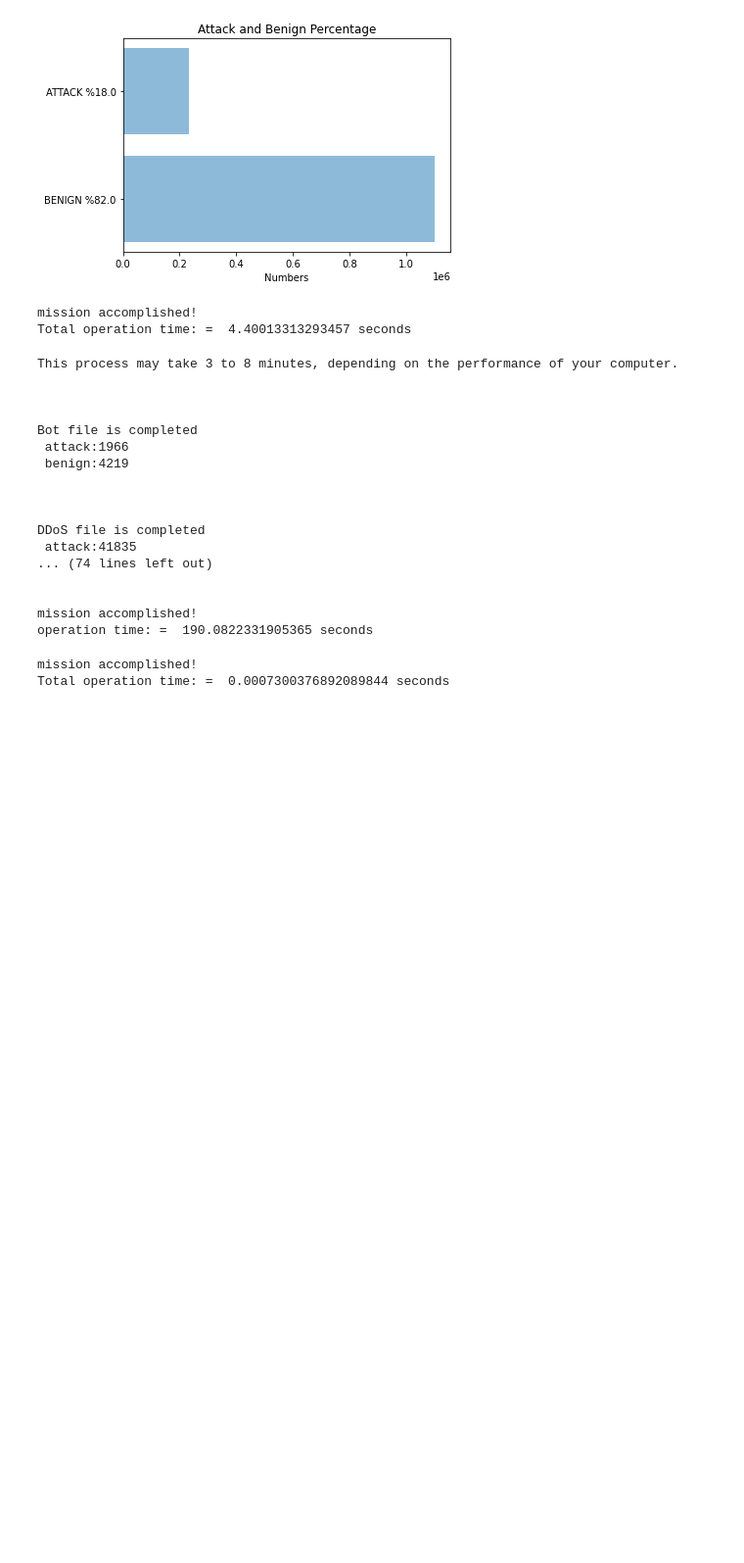
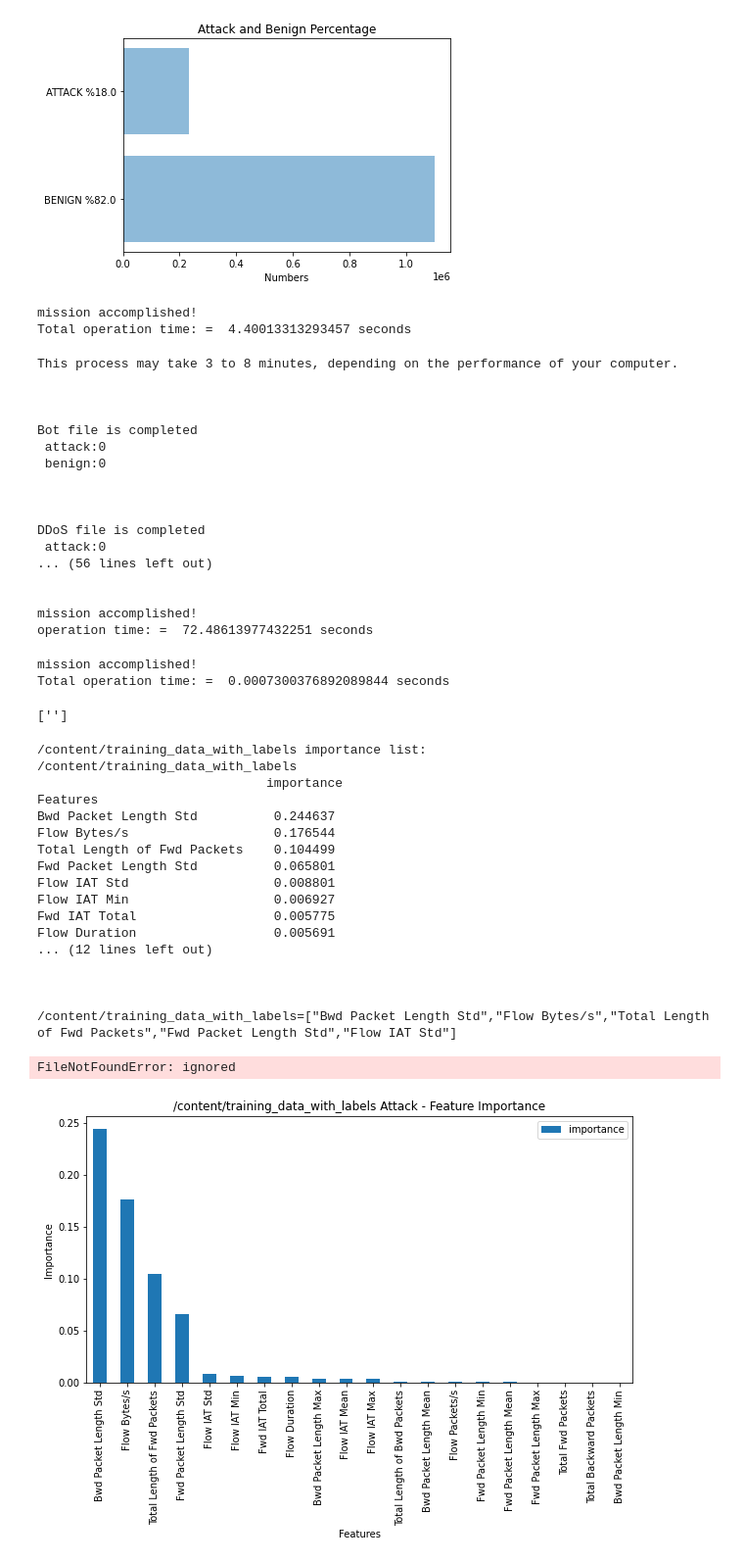
Before and after one commit to omermehboob/NIDS-using-machine-learning-and-deep-learning, a Jupyter notebook: Anomaly_Detection_in_network_using_machine_learning_algorithms.ipynb, the cells around one changed output. Shown: that part at 98% size. Saved outputs shown, nothing was run; the diff lists cells and outputs as text; code cells hidden in the pictures; blank space fills up the shorter version.

```diff
--- a/Anomaly_Detection_in_network_using_machine_learning_algorithms.ipynb
+++ b/Anomaly_Detection_in_network_using_machine_learning_algorithms.ipynb
@@ -391,7 +391,7 @@ main_labels=["Flow ID","Source IP","Source Port","Destination IP","Destination P
    "min_seg_size_forward","Active Mean","Active Std","Active Max","Active Min","Idle Mean","Idle Std","Idle Max","Idle Min","Label","External IP"]
 main_labels=( ",".join( i for i in main_labels ) )
 
-attacks=["BENIGN", "Bot", "DDoS", "DoS GoldenEye", "DoS Hulk", "DoS Slowhttptest", "DoS slowloris", "FTP-Patator", "Heartbleed", "Infiltration", "PortScan", "SSH-Patator", "Web Attack – Brute Force", "Web Attack – Sql Injection", "Web Attack – XSS"]
+attacks=["BENIGN", "Bot", "DDoS", "DoS GoldenEye", "DoS Hulk", "DoS Slowhttptest", "DoS slowloris", "FTP-Patator", "Heartbleed", "Infiltration", "PortScan", "SSH-Patator"]
 folder("./attacks/")
 
 benign=1102087
@@ -407,10 +407,10 @@ dict_attack={
 "Heartbleed":8,
 "Infiltration":16,
 "PortScan":79276,
-"SSH-Patator":3023,
-"Web Attack - Brute Force":1507,
-"Web Attack - XSS":652,
-"Web Attack - Sql Injection":21}
+"SSH-Patator":3023}
+# "Web Attack - Brute Force":1507,
+# "Web Attack - XSS":652,
+# "Web Attack - Sql Injection":21}
 
 
 
@@ -441,17 +441,17 @@ for i in dict_attack: # in this section, a file is opened for each attack type a
     print(i ,"file is completed\n attack:%d\n benign:%d\n\n\n " %(a,b))
 
 
-##All web attack files are merged into a single file.
-webs=["Web Attack - Brute Force","Web Attack - XSS","Web Attack - Sql Injection"]
-flag=True
-for i in webs:
-    df=pd.read_csv(".\\attacks\\"+str(i)+".csv")
-    if flag:
-        df.to_csv('.\\attacks\\Web Attack.csv' ,index = False)
-        flag=False
-    else:
-        df.to_csv('.\\attacks\\Web Attack.csv' ,index = False,header=False,mode="a")
-    os.remove(".\\attacks\\"+str(i)+".csv")
+# ##All web attack files are merged into a single file.
+# webs=["Web Attack - Brute Force","Web Attack - XSS","Web Attack - Sql Injection"]
+# flag=True
+# for i in webs:
+#     df=pd.read_csv(".\\attacks\\"+str(i)+".csv")
+#     if flag:
+#         df.to_csv('.\\attacks\\Web Attack.csv' ,index = False)
+#         flag=False
+#     else:
+#         df.to_csv('.\\attacks\\Web Attack.csv' ,index = False,header=False,mode="a")
+#     os.remove(".\\attacks\\"+str(i)+".csv")
 
 
 print("mission accomplished!")
@@ -462,18 +462,18 @@ This process may take 3 to 8 minutes, depending on the performance of your compu
 
 
 Bot file is completed
- attack:1966
- benign:4219
+ attack:0
+ benign:0
 
 
 
 DDoS file is completed
- attack:41835
-... (74 lines left out)
+ attack:0
+... (56 lines left out)
 
 
 mission accomplished!
-operation time: =  190.0822331905365 seconds
+operation time: =  72.48613977432251 seconds
 # %%
 ##  "attacks" folder (with attack csv files) is required for the operation of the program.
 ##  "attacks" folder must be located in the same directory as the program.
@@ -582,9 +582,13 @@ ths.close()
 # %% [output]
 mission accomplished!
 Total operation time: =  0.0007300376892089844 seconds
+# %%
+k[0:20]
+# %% [output]
+['']
 # %%
-#  "all_data.csv" file is required for the operation of the program.
-##  "all_data.csv" file must be located in the same directory as the program.
+#  "training_data_with_labels.csv" file is required for the operation of the program.
+##  "training_data_with__labels.csv" file must be located in the same directory as the program.
 
 
 ##  the purpose of this code is to determine which features to use in the machine learning phase.
@@ -614,7 +618,7 @@ def folder(f_name): #this function creates a folder named "feaure_pics" in the p
 
 
 # CSV files names:
-csv_files=["all_data.csv"]# It creates a list of file names in the "attacks" folder.
+csv_files=["/content/training_data_with_labels.csv"]# It creates a list of file names in the "attacks" folder.
 
 # Headers of column
 main_labels=["Flow Duration","Total Fwd Packets",   "Total Backward Packets","Total Length of Fwd Packets","Total Length of Bwd Packets","Fwd Packet Length Max","Fwd Packet Length Min",
@@ -661,33 +665,53 @@ for j in csv_files:
     indices = np.argsort(importances)[::-1]
     refclasscol=list(df.columns.values)
     impor_bars = pd.DataFrame({'Features':refclasscol[0:20],'importance':importances[0:20]})
     impor_bars = impor_bars.sort_values('importance',ascending=False).set_index('Features')
     plt.rcParams['figure.figsize'] = (10, 5)
     impor_bars.plot.bar();
     #printing the feature importances
     count=0
     fea_ture=j[0:-4]+"=["
     for i in impor_bars.index:
         fea_ture=fea_ture+"\""+str(i)+"\","
         count+=1
         if count==5:
             fea_ture=fea_ture[0:-1]+"]"
             break
     print(j[0:-4],"importance list:")
     print(j[0:-4],"\n",impor_bars.head(20),"\n\n\n")
     print(fea_ture)
     plt.title(j[0:-4]+" Attack - Feature Importance")
     plt.ylabel('Importance')
     plt.savefig("./feaure_pics/"+j[0:-4]+".pdf",bbox_inches='tight', papertype = 'a4', orientation = 'portrait', format = 'pdf')
     ths.write((  fea_ture ) )
     plt.tight_layout()
     #plt.show()
     print("-----------------------------------------------------------------------------------------------\n\n\n\n")
 
 
 print("mission accomplished!")
 print("Total operation time: = ",time.time()- seconds ,"secomds")
 ths.close()
+# %% [output]
+/content/training_data_with_labels importance list:
+/content/training_data_with_labels
+                              importance
+Features
+Bwd Packet Length Std          0.244637
+Flow Bytes/s                   0.176544
+Total Length of Fwd Packets    0.104499
+Fwd Packet Length Std          0.065801
+Flow IAT Std                   0.008801
+Flow IAT Min                   0.006927
+Fwd IAT Total                  0.005775
+Flow Duration                  0.005691
+... (12 lines left out)
+
+
+
+/content/training_data_with_labels=["Bwd Packet Length Std","Flow Bytes/s","Total Length of Fwd Packets","Fwd Packet Length Std","Flow IAT Std"]
+FileNotFoundError: ignored
+[figure, added]
 # %%
 
 ##  "all_data.csv" file is required for the operation of the program.
```
Also changed, not shown: parts of 1 cell of this notebook.
